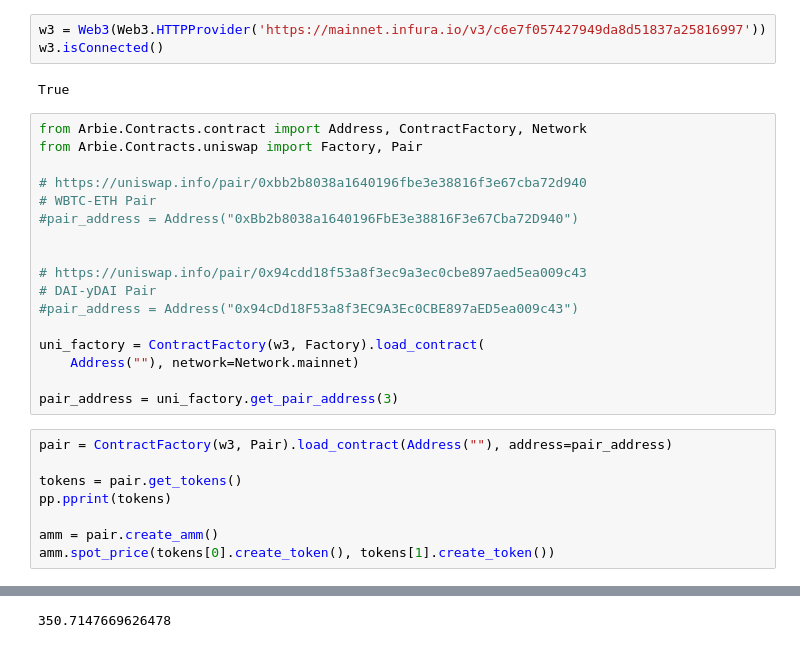
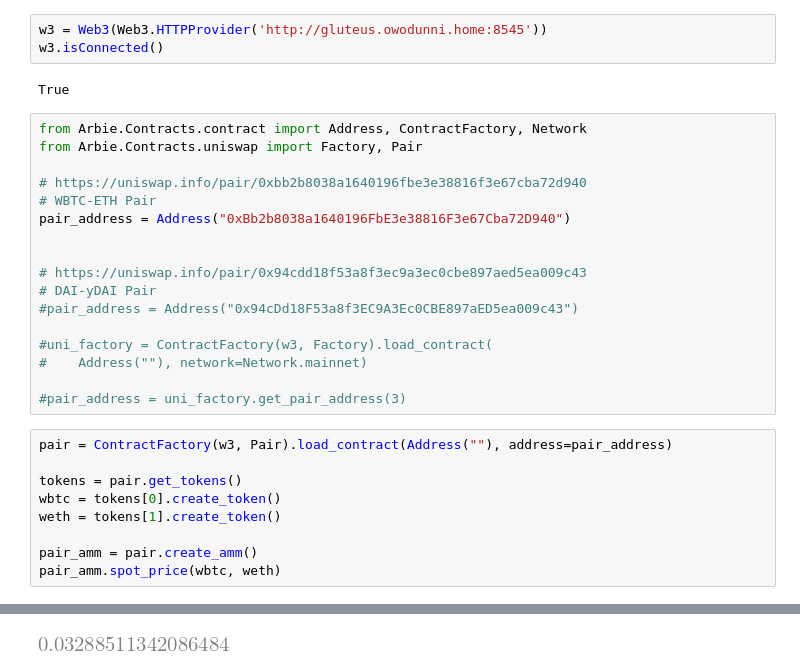
Before and after one commit to owodunni/arbie, a Jupyter notebook: example/Uniswap.ipynb, the cells around one changed output, grey strips where cells are left out. Drawn from its saved outputs; the diff is of its cells as text.

```diff
--- a/example/Uniswap.ipynb
+++ b/example/Uniswap.ipynb
@@ -2,7 +2,7 @@
 from web3 import Web3
 import pprint as pp
 # %%
-w3 = Web3(Web3.HTTPProvider('https://mainnet.infura.io/v3/c6e7f057427949da8d51837a25816997'))
+w3 = Web3(Web3.HTTPProvider('http://gluteus.owodunni.home:8545'))
 w3.isConnected()
 # %% [output]
 True
@@ -12,23 +12,24 @@ from Arbie.Contracts.uniswap import Factory, Pair
 
 # https://uniswap.info/pair/0xbb2b8038a1640196fbe3e38816f3e67cba72d940
 # WBTC-ETH Pair
-#pair_address = Address("0xBb2b8038a1640196FbE3e38816F3e67Cba72D940")
+pair_address = Address("0xBb2b8038a1640196FbE3e38816F3e67Cba72D940")
 
 
 # https://uniswap.info/pair/0x94cdd18f53a8f3ec9a3ec0cbe897aed5ea009c43
 # DAI-yDAI Pair
 #pair_address = Address("0x94cDd18F53a8f3EC9A3Ec0CBE897aED5ea009c43")
 
-uni_factory = ContractFactory(w3, Factory).load_contract(
-    Address(""), network=Network.mainnet)
+#uni_factory = ContractFactory(w3, Factory).load_contract(
+#    Address(""), network=Network.mainnet)
 
-pair_address = uni_factory.get_pair_address(3)
+#pair_address = uni_factory.get_pair_address(3)
 # %%
 pair = ContractFactory(w3, Pair).load_contract(Address(""), address=pair_address)
 
 tokens = pair.get_tokens()
-pp.pprint(tokens)
+wbtc = tokens[0].create_token()
+weth = tokens[1].create_token()
 
-amm = pair.create_amm()
-amm.spot_price(tokens[0].create_token(), tokens[1].create_token())
+pair_amm = pair.create_amm()
+pair_amm.spot_price(wbtc, weth)
 # %% [output]
@@ -37 +36 @@ amm.spot_price(tokens[0].create_token(), tokens[1].create_token())
-350.7147669626478
+[figure, added]
```
Also changed, not shown: parts of 7 cells of this notebook, 6 other files.
